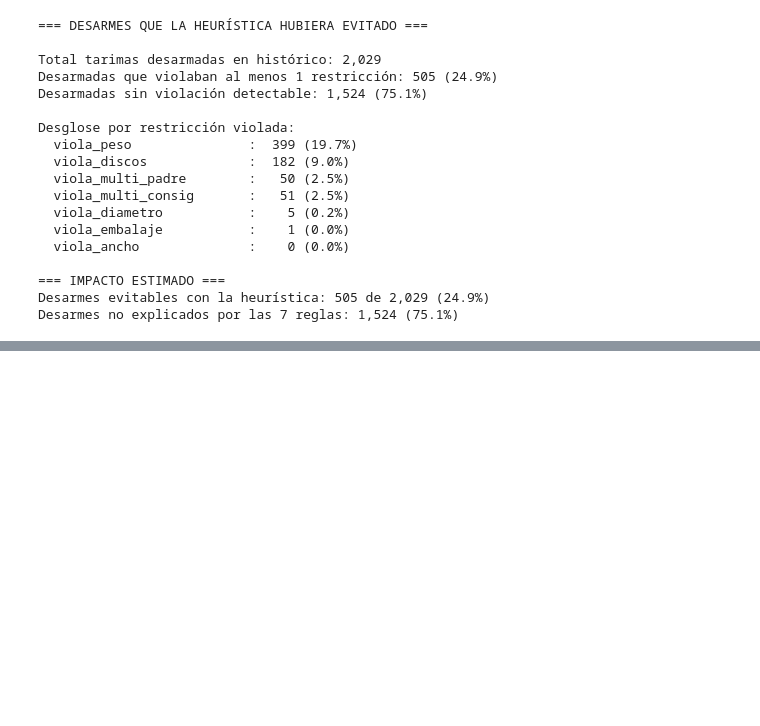
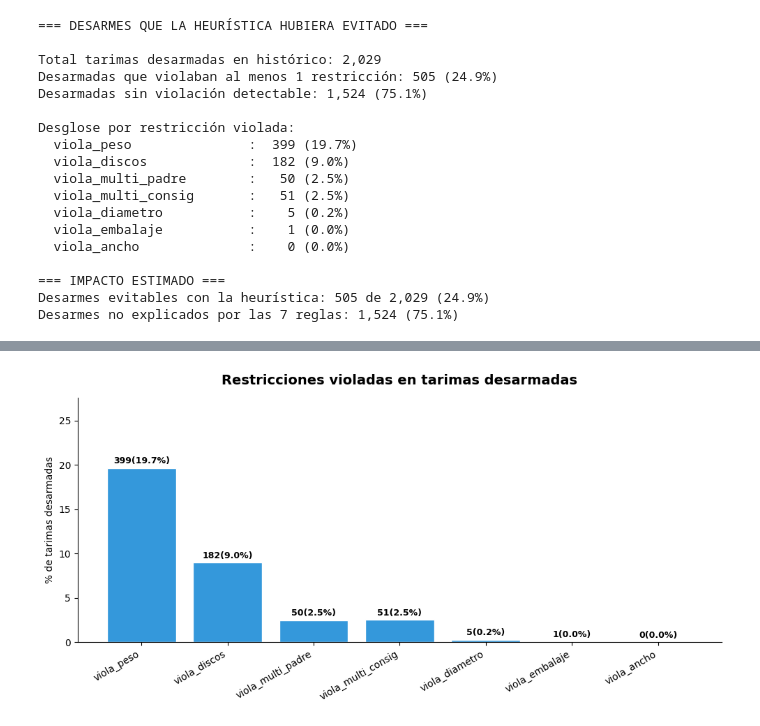
Before and after one commit to LeninCabCol/Reto-Ternium, a Jupyter notebook: notebooks/heuristicaCodigo.ipynb, the cells around one changed output, grey strips where cells are left out. Saved outputs shown, nothing was run; the diff lists cells and outputs as text; code cells hidden in the pictures; blank space fills up the shorter version.

```diff
--- a/notebooks/heuristicaCodigo.ipynb
+++ b/notebooks/heuristicaCodigo.ipynb
@@ -451,0 +484,25 @@ Desarmes no explicados por las 7 reglas: 1,524 (75.1%)
+# %%
+restricciones = [
+    "viola_peso", "viola_discos", "viola_multi_padre",
+    "viola_multi_consig", "viola_diametro", "viola_embalaje", "viola_ancho"
+]
+
+valores  = [tarimas_desarmadas[r].mean() * 100 for r in restricciones]
+conteos  = [int(tarimas_desarmadas[r].sum()) for r in restricciones]
+
+fig, ax = plt.subplots(figsize=(10, 5))
+bars = ax.bar(restricciones, valores, color="#3498db", edgecolor="white")
+ax.set_title("Restricciones violadas en tarimas desarmadas", fontsize=14, fontweight="bold", pad=14)
+ax.set_ylabel("% de tarimas desarmadas")
+ax.set_xticks(range(len(restricciones)))
+ax.set_xticklabels(restricciones, rotation=30, ha="right")
+ax.set_ylim(0, max(valores) * 1.3 + 2)
+ax.spines[["top", "right"]].set_visible(False)
+
+for bar, val, n in zip(bars, valores, conteos):
+    ax.text(bar.get_x() + bar.get_width() / 2, bar.get_height() + 0.3, f"{n:,}({val:.1f}%)", ha="center", va="bottom", fontsize=9, fontweight="bold")
+
+plt.tight_layout()
+plt.show()
+# %% [output]
+[figure, added]
```
Also changed, not shown: parts of 5 cells of this notebook.
